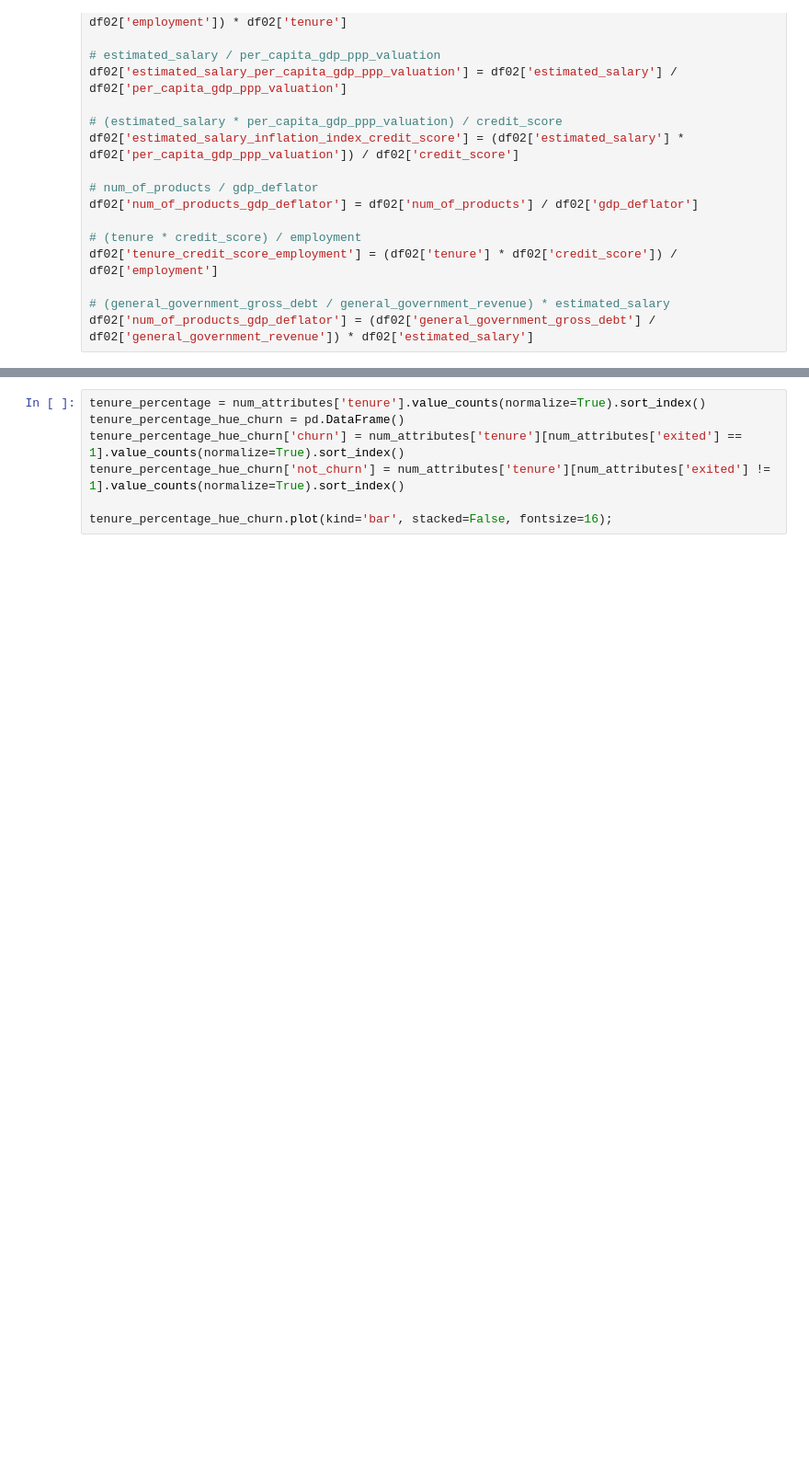
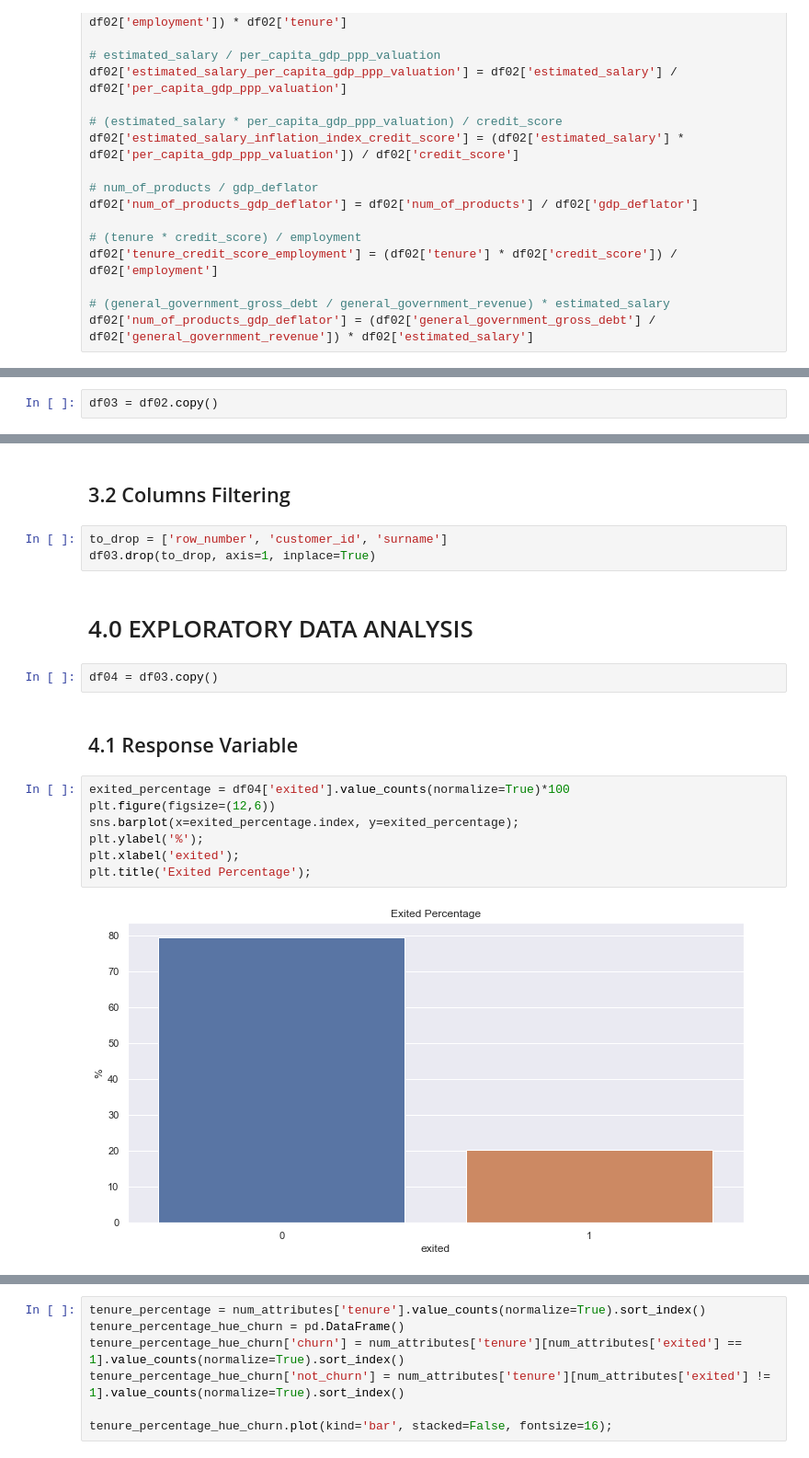
Before and after one commit to FabioCaffarello/Churn-Prediction-TopBank, a Jupyter notebook: 02-Notebooks/02-Scond_Cycle_CRISP/workflow_complete.ipynb, the cells around one changed output, grey strips where cells are left out. Shown at 92% size. Cells and saved outputs as stored; diff of their text form; blank space fills up the shorter version.

Commit message:
bivariate analysis some hypothesis

```diff
--- a/02-Notebooks/02-Scond_Cycle_CRISP/workflow_complete.ipynb
+++ b/02-Notebooks/02-Scond_Cycle_CRISP/workflow_complete.ipynb
@@ -514,0 +519,2 @@ df02['num_of_products_gdp_deflator'] = (df02['general_government_gross_debt'] /
+# %%
+df03 = df02.copy()
@@ -514,0 +523,20 @@ df02['num_of_products_gdp_deflator'] = (df02['general_government_gross_debt'] /
+# %% [markdown]
+## 3.2 Columns Filtering
+# %%
+to_drop = ['row_number', 'customer_id', 'surname']
+df03.drop(to_drop, axis=1, inplace=True)
+# %% [markdown]
+# 4.0 EXPLORATORY DATA ANALYSIS
+# %%
+df04 = df03.copy()
+# %% [markdown]
+## 4.1 Response Variable
+# %%
+exited_percentage = df04['exited'].value_counts(normalize=True)*100
+plt.figure(figsize=(12,6))
+sns.barplot(x=exited_percentage.index, y=exited_percentage);
+plt.ylabel('%');
+plt.xlabel('exited');
+plt.title('Exited Percentage');
+# %% [output]
+[figure, added]
```
Also changed, not shown: parts of 18 cells of this notebook.
